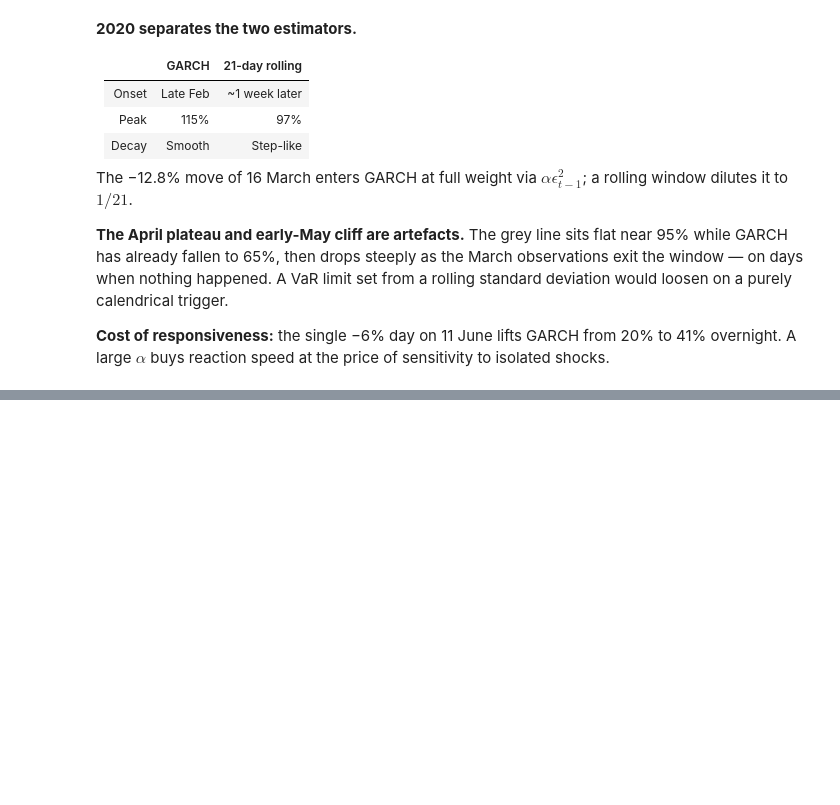
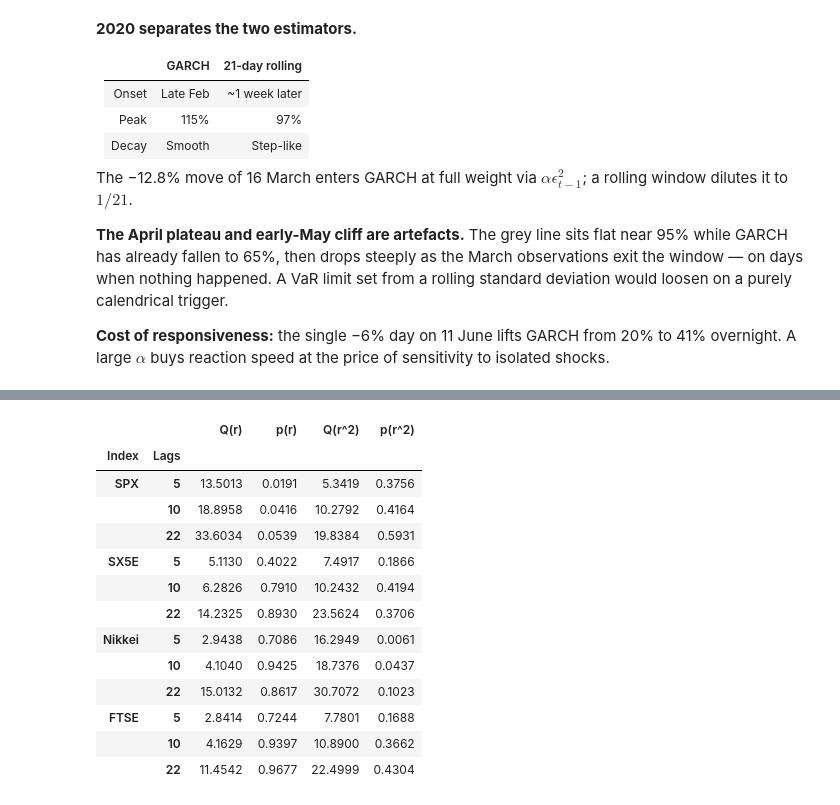
Before and after one commit to PeacoFoxy/StockMarket-Projects, a Jupyter notebook: garch_project/notebooks/garch_analysis.ipynb, the cells around one changed output, grey strips where cells are left out. Cells and saved outputs as stored; diff of their text form; code cells hidden in the pictures; blank space fills up the shorter version.

```diff
--- a/garch_project/notebooks/garch_analysis.ipynb
+++ b/garch_project/notebooks/garch_analysis.ipynb
@@ -939,0 +952,20 @@ sensitivity to isolated shocks.
+# %%
+# Kurtosis of standardised residuals
+from scipy import stats
+
+rows = []
+for label, res in garch_normal.items():
+    z = res.std_resid.dropna()          # epsilon_t / sigma_t
+    raw_kurt = stats.kurtosis(returns[label])
+    z_kurt = stats.kurtosis(z)
+    rows.append({
+        "Index": label,
+        "Raw excess kurt": raw_kurt,
+        "Std. resid kurt": z_kurt,
+        "Absorbed by GARCH": raw_kurt - z_kurt,
+        "% absorbed": f"{(raw_kurt - z_kurt) / raw_kurt:.0%}",
+        "Std. resid skew": stats.skew(z),
+    })
+
+resid_kurt = pd.DataFrame(rows).set_index("Index").round(4)
+resid_kurt
@@ -939,0 +1060,20 @@ sensitivity to isolated shocks.
+# %%
+# Ljung-Box on standardised residuals
+z_sq = {label: res.std_resid.dropna() for label, res in garch_t.items()}
+lb_resid = ljung_box_test(z_sq, lags=(5, 10, 22))
+lb_resid
+# %% [output]
+|  |  | Q(r) | p(r) | Q(r^2) | p(r^2) |
+| Index | Lags |  |  |  |  |
+| SPX | 5 | 13.5013 | 0.0191 | 5.3419 | 0.3756 |
+|  | 10 | 18.8958 | 0.0416 | 10.2792 | 0.4164 |
+|  | 22 | 33.6034 | 0.0539 | 19.8384 | 0.5931 |
+| SX5E | 5 | 5.1130 | 0.4022 | 7.4917 | 0.1866 |
+|  | 10 | 6.2826 | 0.7910 | 10.2432 | 0.4194 |
+|  | 22 | 14.2325 | 0.8930 | 23.5624 | 0.3706 |
+| Nikkei | 5 | 2.9438 | 0.7086 | 16.2949 | 0.0061 |
+|  | 10 | 4.1040 | 0.9425 | 18.7376 | 0.0437 |
+|  | 22 | 15.0132 | 0.8617 | 30.7072 | 0.1023 |
+| FTSE | 5 | 2.8414 | 0.7244 | 7.7801 | 0.1688 |
+|  | 10 | 4.1629 | 0.9397 | 10.8900 | 0.3662 |
+|  | 22 | 11.4542 | 0.9677 | 22.4999 | 0.4304 |
```
Also changed, not shown: parts of 14 cells of this notebook, 2 other files.
